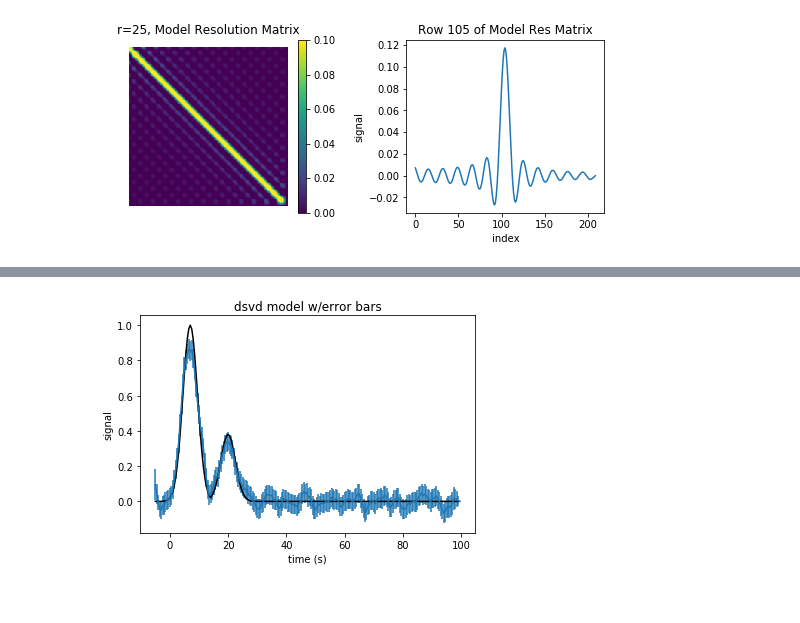
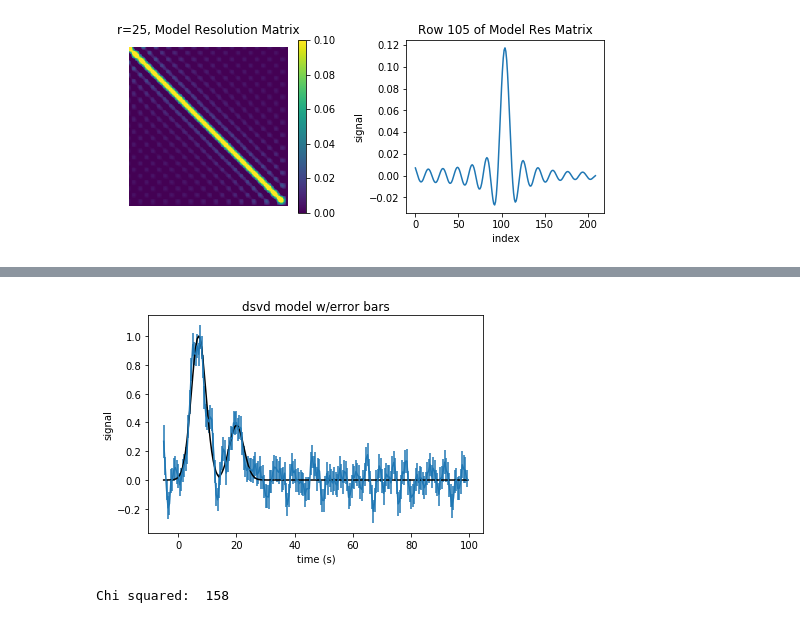
Before and after one commit to paulaburgi/InverseMethods, a Jupyter notebook: Midterm 1 - Prob 1.ipynb, the cells around one changed output, grey strips where cells are left out. Drawn from its saved outputs; the diff is of its cells as text; code cells hidden in the pictures.

```diff
--- a/Midterm 1 - Prob 1.ipynb
+++ b/Midterm 1 - Prob 1.ipynb
@@ -185,12 +187,14 @@ plt.show()
 # %%
 #### part f
 # Dampened SVD
-sp2  = sp**2
+sp2  = sp**2 # singular values squared
 
-ai = np.arange(0, 10, 0.01)
+ai = np.arange(0, 30, 0.1)
 an = ai.shape[0]
 
-rms  = np.zeros(an)
+L = np.eye(n) #weighting matrix is identity, in this case (Damped LSQ w/SVD)
+l2r    = np.zeros(an)
+l2m  = np.zeros(an)
 for i in range(an):
     a2       = ai[i]**2
     Fd1      = (sp2/(sp2+a2))
@@ -198,17 +202,32 @@ for i in range(an):
     Fd       = Fd2*Fd1
     Gt_dsvd  = np.dot(np.dot(vp,np.dot(Fd,smi)), up.T)
     mi       = np.dot(Gt_dsvd, dn)
-    rms[i]   = np.sqrt((np.sum((mi-mt)**2)/n))
+    di       = np.dot(G, mi)
+    l2r[i]   = np.sqrt(np.sum((dn-di)**2)) # l2 norm of model residual
+    lm       = np.dot(L,mi)
+    l2m[i]   = np.sqrt(np.sum((lm)**2)) # l2 norm of model residual
 
-rmsmin    = np.argmin(rms)
-a         = ai[rmsmin]
+# plot l-curve
+abest = 9
+ax=plt.subplot(111)
+plt.plot(l2r, l2m)
+plt.plot(l2r[abest], l2m[abest],"ro")
+ax.set_xlabel("residual norm")
+ax.set_ylabel("model norm")
+plt.title('l-curve')
+plt.annotate('alpha: '+str(ai[abest]),(20,40))
+plt.show()
+
+# use preferred value for alpha
+a         = ai[abest]
 Fd1       = (sp2/(sp2+(a**2)))
 Fd2       = np.eye(p,p)
 Fd        = Fd2*Fd1
 Gt_dsvd   = np.dot(np.dot(vp,np.dot(Fd,smi)), up.T)
 mest_dsvd = np.dot(Gt_dsvd, dn)
+dest_dsvd = np.dot(G,mest_dsvd)
 
-# plot
+# plot preferred model
 ax=plt.subplot(111)
 plt.plot(t, mt, color='black')
 plt.plot(t,mest_dsvd)
@@ -223,17 +243,19 @@ plt.show()
 # %%
 ### part g
 # data cov matrix
 var = std**2  #var = std^2
 Cd  = np.eye(n)*var
 Cm  = np.dot(Gt_dsvd, np.dot(Cd, Gt_dsvd.T))
-eb  = np.sqrt(np.diagonal(Cm))*2
+eb  = np.sqrt(np.diagonal(Cm))
 
 ax=plt.subplot(111)
 plt.plot(t, mt, color='black')
 ax.errorbar(t,mest_dsvd, yerr=eb)
 ax.set_xlabel("time (s)")
 ax.set_ylabel("signal")
 plt.title('dsvd model w/error bars')
 plt.show()
+
+# The true model is generally within the error bars, but do not everywhere. Perhaps error bars should be 2-sigma.
 # %% [output]
-[figure, old version]
+[figure, new version]
@@ -256,0 +262,11 @@ plt.show()
+# %%
+# Part h
+resid = dn-np.dot(G, mest_dsvd)
+Cdi   = np.linalg.inv(Cd)
+chi2  = np.dot(resid.T, np.dot(Cdi, resid))
+print('Chi squared: ', int(np.round(chi2)))
+
+# this value for chi squared is not good. It should be approx equal to the degrees of freedom,
+# which is n-m=0. This value for chi squared is much larger.
+# %% [output]
+Chi squared:  158
```
Also changed, not shown: parts of 5 cells of this notebook, 16 other files.
